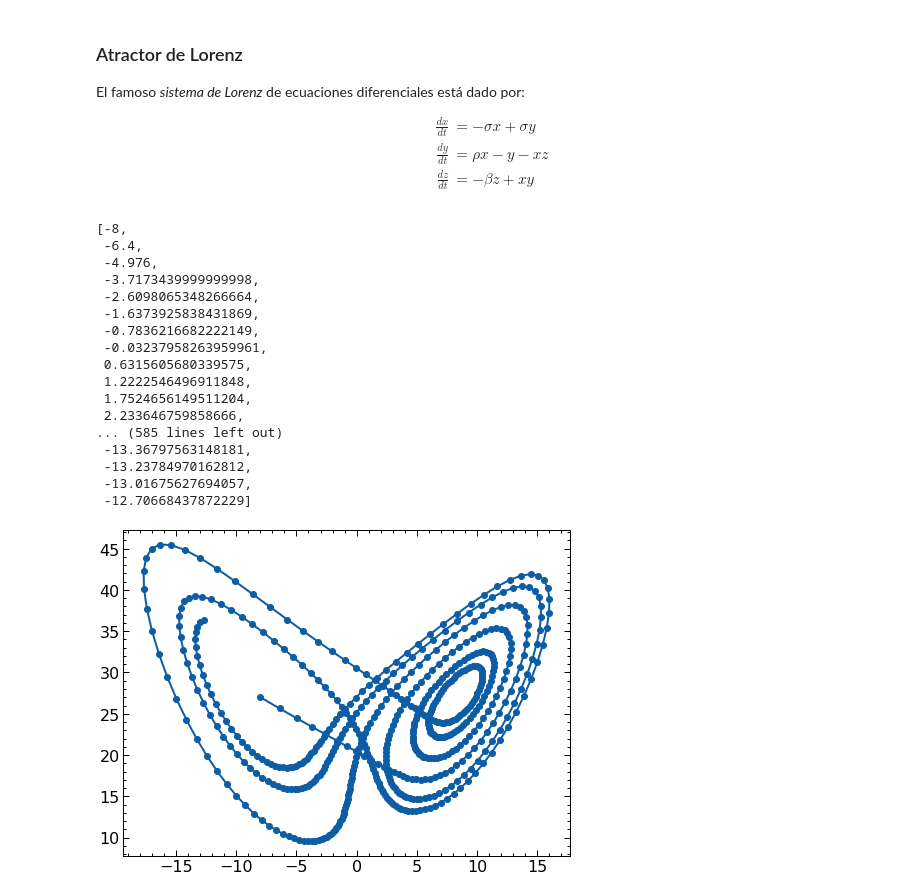
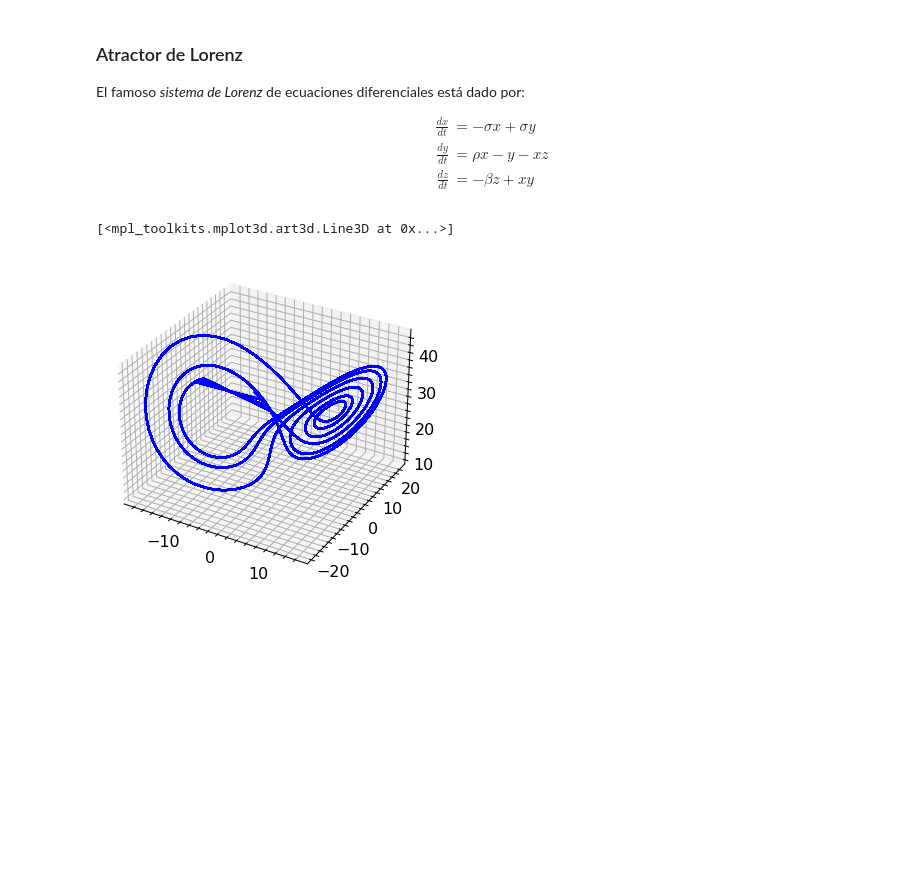
Before and after one commit to JherMik7/euler_Y_Euler_Mejorado, a Jupyter notebook: euler_y_euler_mejorado.ipynb, the cells around one changed output. Saved outputs shown, nothing was run; the diff lists cells and outputs as text; code cells hidden in the pictures; blank space fills up the shorter version.

```diff
--- a/euler_y_euler_mejorado.ipynb
+++ b/euler_y_euler_mejorado.ipynb
@@ -222,30 +222,15 @@ zs = [zo]
 dt = 0.01
 tiempo = np.arange(0,600+dt,dt)
 # %%
-for i in range(600):
+for i in range(6000):
     x_derivada, y_derivada, z_derivada = lorenz(xs[i], ys[i], zs[i])
     xs.append(xs[i]+x_derivada*dt)
     ys.append(ys[i]+y_derivada*dt)
     zs.append(zs[i]+z_derivada*dt)
-
-plt.plot(xs,zs, 'o-')
-xs
-# %% [output]
-[-8,
- -6.4,
- -4.976,
- -3.7173439999999998,
- -2.6098065348266664,
- -1.6373925838431869,
- -0.7836216682222149,
- -0.03237958263959961,
- 0.6315605680339575,
- 1.2222546496911848,
- 1.7524656149511204,
- 2.233646759858666,
-... (585 lines left out)
- -13.36797563148181,
- -13.23784970162812,
- -13.01675627694057,
- -12.70668437872229]
-[figure, removed]
+# %%
+from mpl_toolkits import mplot3d
+ax = plt.axes(projection ='3d')
+ax.plot3D(xs, ys, zs, 'blue')
+# %% [output]
+[<mpl_toolkits.mplot3d.art3d.Line3D at 0x...>]
+[figure, added]
```
